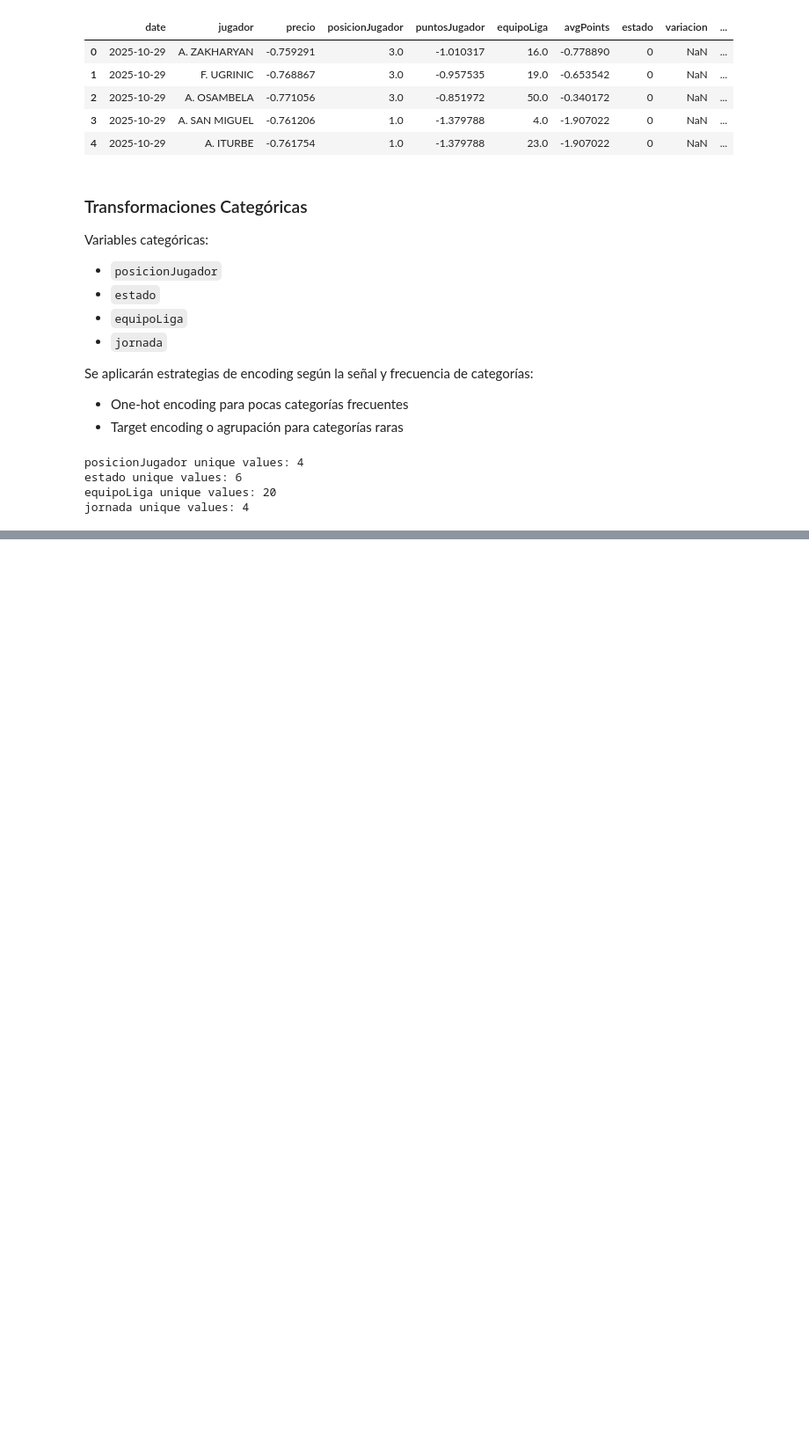
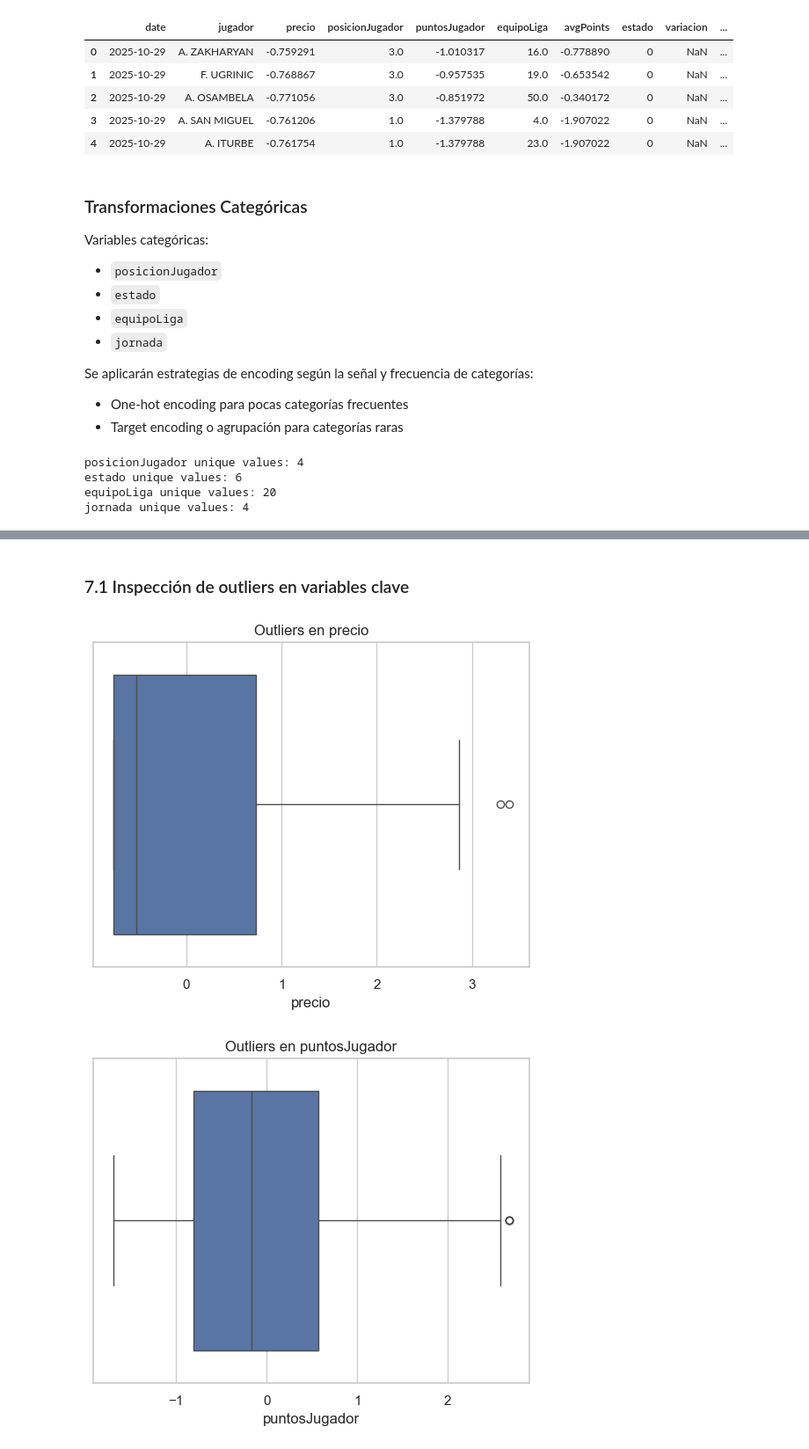
Before and after one commit to javica98/MisterFantasy_analytics, a Jupyter notebook: eda/03_feature_engineering.ipynb, the cells around one changed output, grey strips where cells are left out. Shown at 88% size. Saved outputs shown, nothing was run; the diff lists cells and outputs as text; code cells hidden in the pictures; blank space fills up the shorter version.

```diff
--- a/eda/03_feature_engineering.ipynb
+++ b/eda/03_feature_engineering.ipynb
@@ -136,0 +197,9 @@ df.info()
+# %%
+# Momentum continuo
+df["momentum_variacion"] = df["variacion"]
+
+# Momentum categórico
+df["variacion_pos"] = (df["variacion"] > 0).astype(int)
+df["variacion_neg"] = (df["variacion"] < 0).astype(int)
+
+df[["momentum_variacion", "variacion_pos", "variacion_neg"]].head()
@@ -136,0 +218,8 @@ df.info()
+# %%
+# Ejemplo: puntos ajustados por posición (one-hot ya aplicado previamente)
+pos_cols = [col for col in df.columns if col.startswith("posicionJugador_")]
+
+for col in pos_cols:
+    df[f"avgPoints_{col}"] = df["avgPoints"] * df[col]
+
+df[[c for c in df.columns if "avgPoints_posicionJugador" in c]].head()
@@ -136,0 +239,19 @@ df.info()
+# %% [markdown]
+### 7.1 Inspección de outliers en variables clave
+# %%
+outlier_features = [
+    "precio",
+    "puntosJugador",
+    "avgPoints",
+    "variacion",
+    "ganancias"
+]
+
+for col in outlier_features:
+    plt.figure()
+    sns.boxplot(x=df[col])
+    plt.title(f"Outliers en {col}")
+    plt.show()
+# %% [output]
+[figure, added]
+[figure, added]
```
Also changed, not shown: parts of 21 cells of this notebook, 12 other files.
